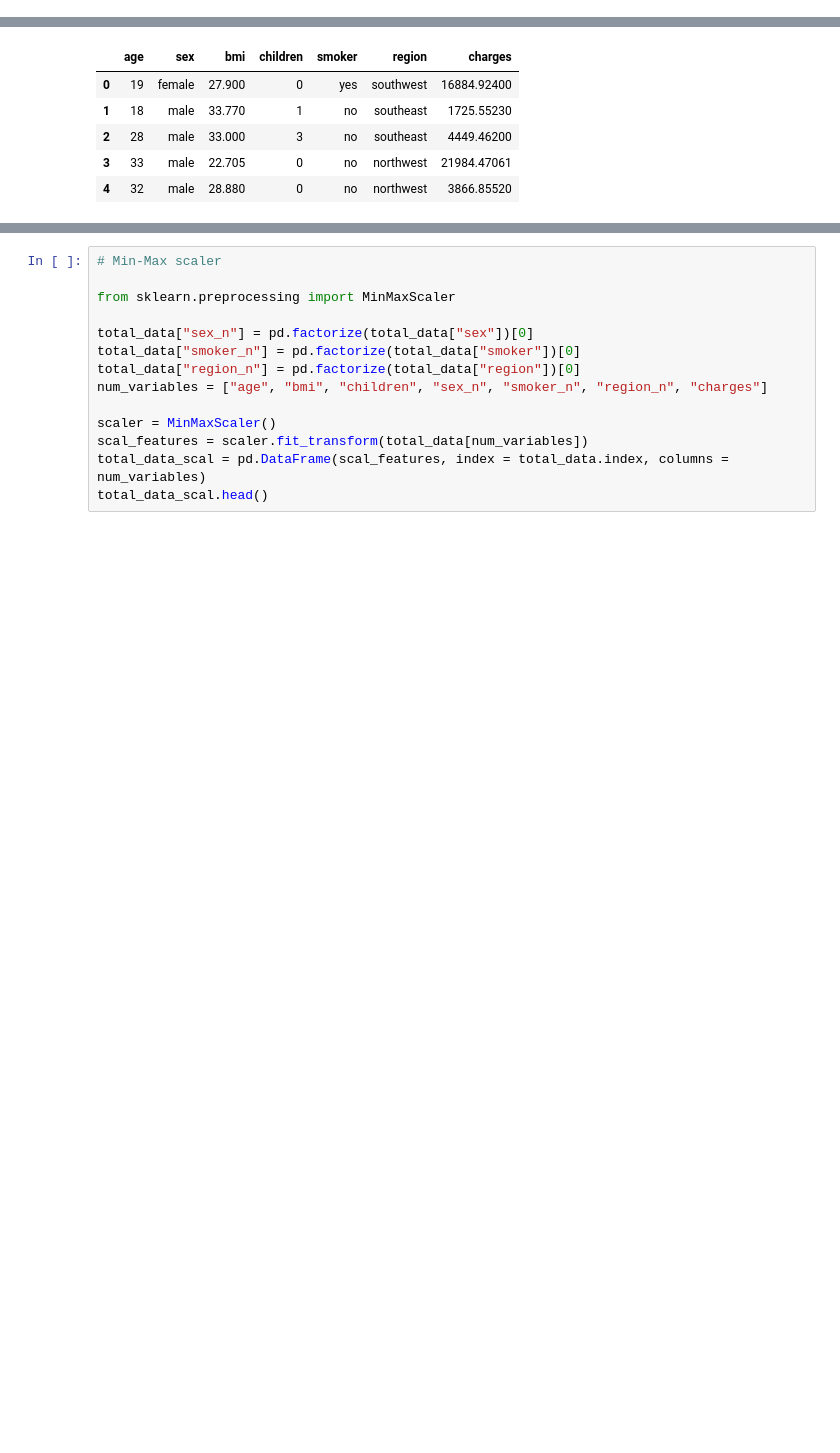
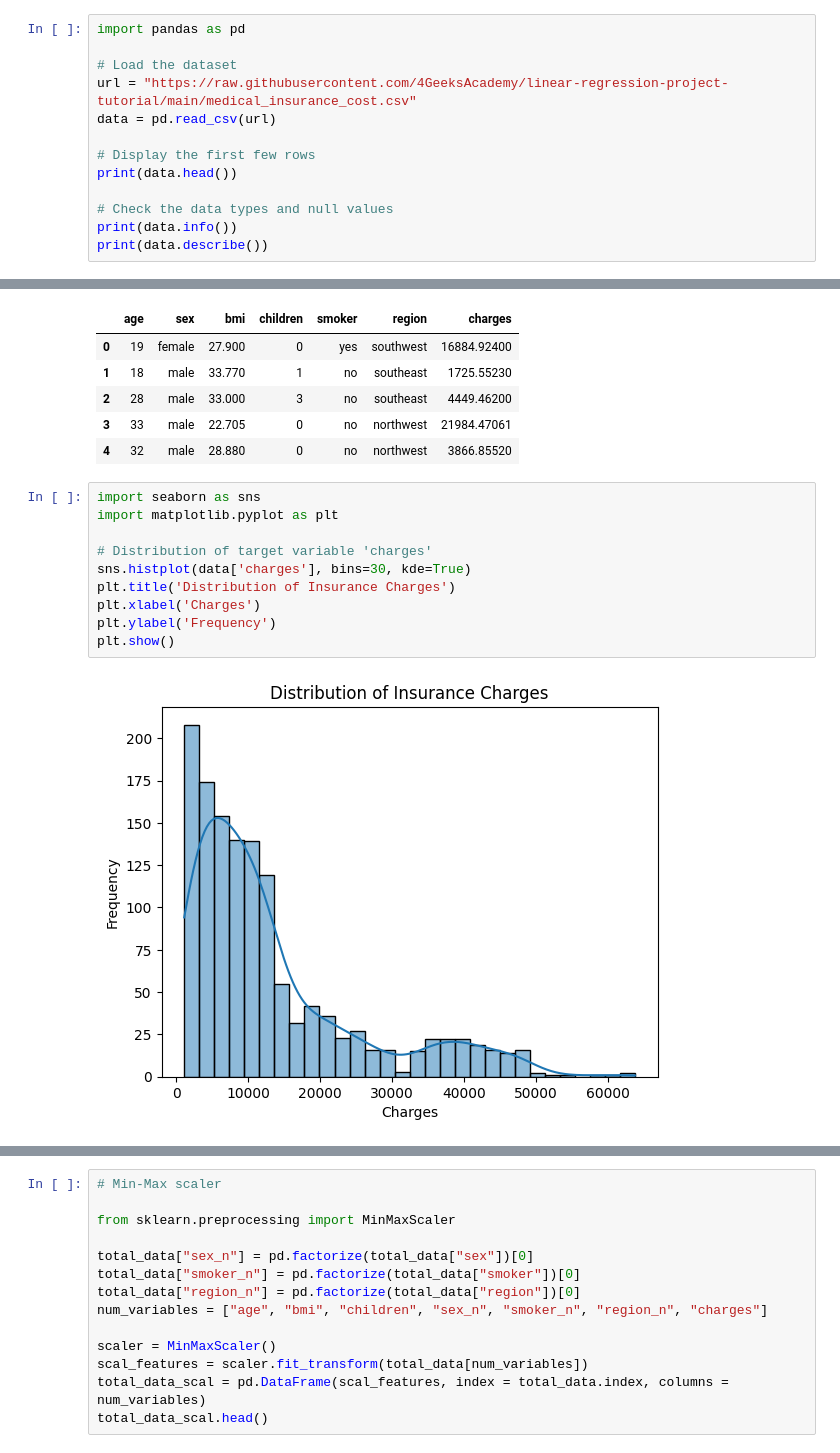
Before and after one commit to Mariarodrigues27/Linear-Regression-Project-Tutorial, a Jupyter notebook: src/explore.ipynb, the cells around one changed output, grey strips where cells are left out. Drawn from its saved outputs; the diff is of its cells as text; blank space fills up the shorter version.

```diff
--- a/src/explore.ipynb
+++ b/src/explore.ipynb
@@ -1,2 +1,15 @@
 # %% [markdown]
 # Explore here
+# %%
+import pandas as pd
+
+# Load the dataset
+url = "https://raw.githubusercontent.com/4GeeksAcademy/linear-regression-project-tutorial/main/medical_insurance_cost.csv"
+data = pd.read_csv(url)
+
+# Display the first few rows
+print(data.head())
+
+# Check the data types and null values
+print(data.info())
+print(data.describe())
@@ -22,3 +53,15 @@ total_data.head()
 | 2 | 28 | male | 33.000 | 3 | no | southeast | 4449.46200 |
 | 3 | 33 | male | 22.705 | 0 | no | northwest | 21984.47061 |
 | 4 | 32 | male | 28.880 | 0 | no | northwest | 3866.85520 |
+# %%
+import seaborn as sns
+import matplotlib.pyplot as plt
+
+# Distribution of target variable 'charges'
+sns.histplot(data['charges'], bins=30, kde=True)
+plt.title('Distribution of Insurance Charges')
+plt.xlabel('Charges')
+plt.ylabel('Frequency')
+plt.show()
+# %% [output]
+[figure, added]
```
Also changed, not shown: parts of 10 cells of this notebook.
